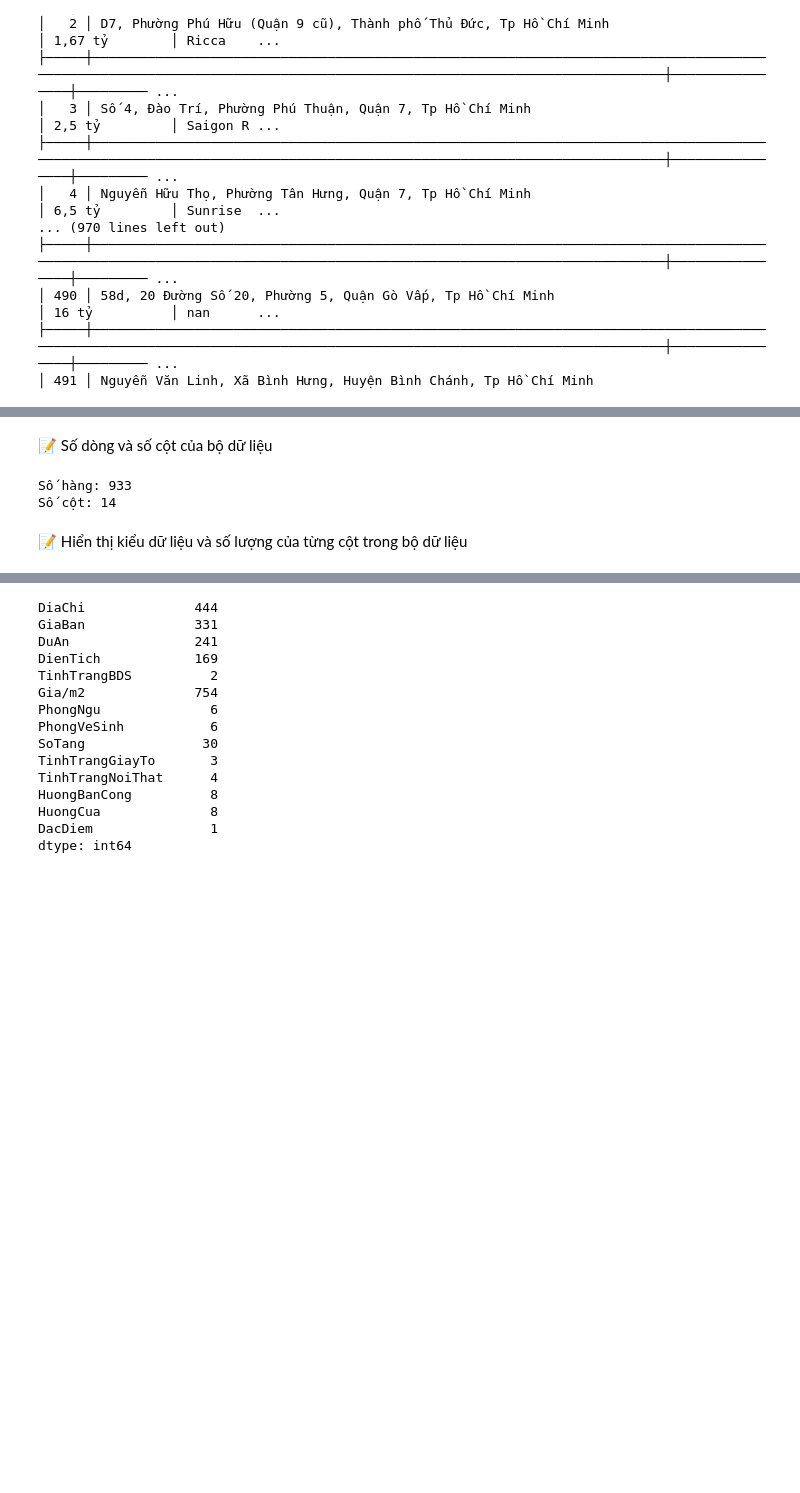
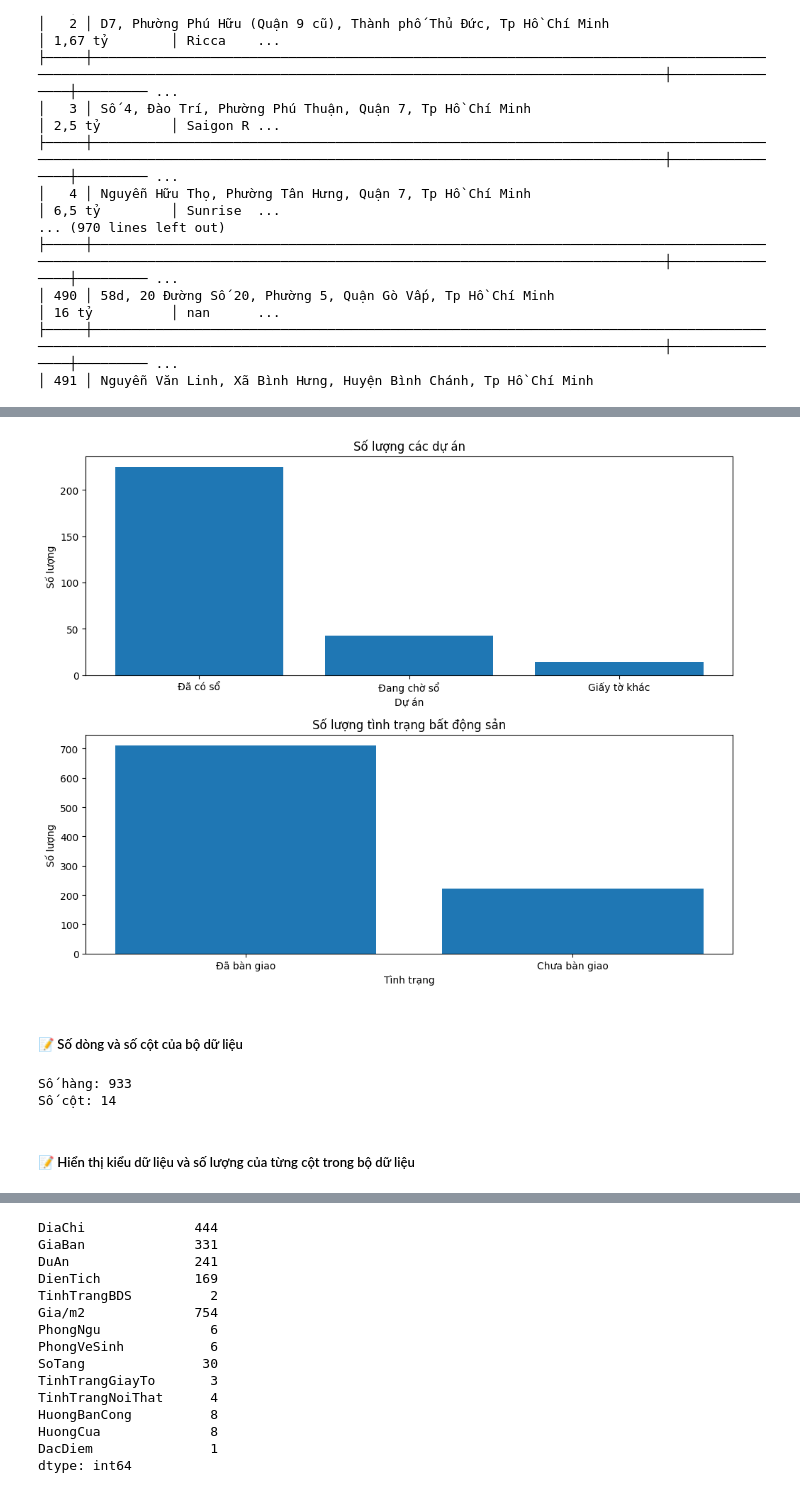
Before and after one commit to Yenhi501/Web_Scarping, a Jupyter notebook: cleanSmallDS.ipynb, the cells around one changed output, grey strips where cells are left out. Saved outputs shown, nothing was run; the diff lists cells and outputs as text; code cells hidden in the pictures; blank space fills up the shorter version.

```diff
--- a/cleanSmallDS.ipynb
+++ b/cleanSmallDS.ipynb
@@ -35,0 +55,3 @@ print(table)
+# %%
+df_SmallDS = df_SmallDS.drop_duplicates()
+df_SmallDS
@@ -36,5 +72,32 @@ print(table)
+# %%
+import matplotlib.pyplot as plt
+
+# Đếm số lượng dự án và tình trạng bất động sản
+duan_counts = df_SmallDS['TinhTrangGiayTo'].value_counts()
+tinhtrang_counts = df_SmallDS['TinhTrangBDS'].value_counts()
+
+# Tạo figure và axes cho biểu đồ
+fig, axes = plt.subplots(2, 1, figsize=(10, 8))
+
+# Vẽ biểu đồ thanh cho số lượng dự án
+axes[0].bar(duan_counts.index, duan_counts.values)
+axes[0].set_title('Số lượng các dự án')
+axes[0].set_xlabel('Dự án')
+axes[0].set_ylabel('Số lượng')
+
+# Vẽ biểu đồ thanh cho số lượng tình trạng bất động sản
+axes[1].bar(tinhtrang_counts.index, tinhtrang_counts.values)
+axes[1].set_title('Số lượng tình trạng bất động sản')
+axes[1].set_xlabel('Tình trạng')
+axes[1].set_ylabel('Số lượng')
+
+# Hiển thị biểu đồ
+plt.tight_layout()
+plt.show()
+# %% [output]
+[figure, added]
 # %% [markdown]
-📝 Số dòng và số cột của bộ dữ liệu
+##### 📝 Số dòng và số cột của bộ dữ liệu
 # %%
 ds_rows, ds_cols = df_SmallDS.shape
 print(f'Số hàng: {ds_rows}\nSố cột: {ds_cols}')
@@ -42,7 +105,7 @@ print(f'Số hàng: {ds_rows}\nSố cột: {ds_cols}')
 Số hàng: 933
 Số cột: 14
 # %% [markdown]
-📝 Hiển thị kiểu dữ liệu và số lượng của từng cột trong bộ dữ liệu
+##### 📝 Hiển thị kiểu dữ liệu và số lượng của từng cột trong bộ dữ liệu
 # %%
 df_SmallDS.info()
 # %% [output]
```
Also changed, not shown: parts of 41 cells of this notebook, 2 other files.
